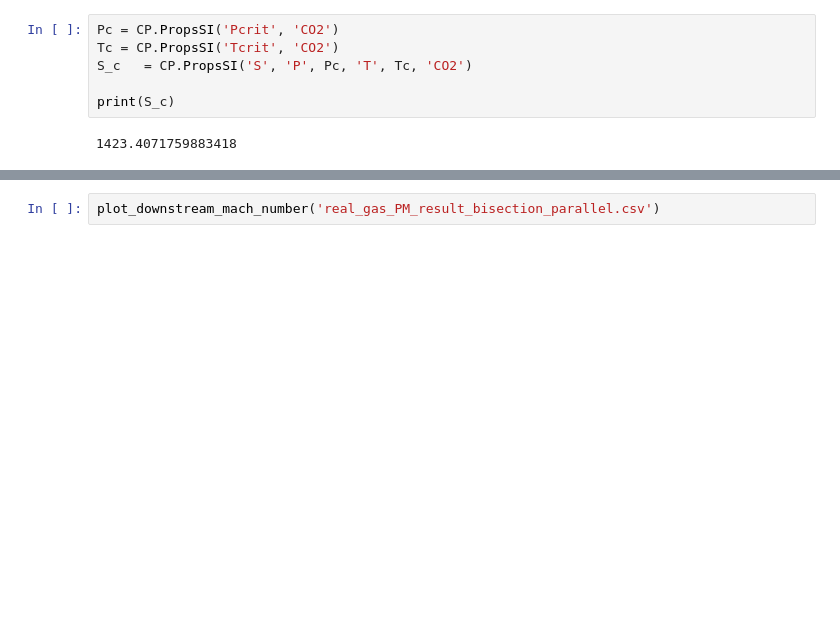
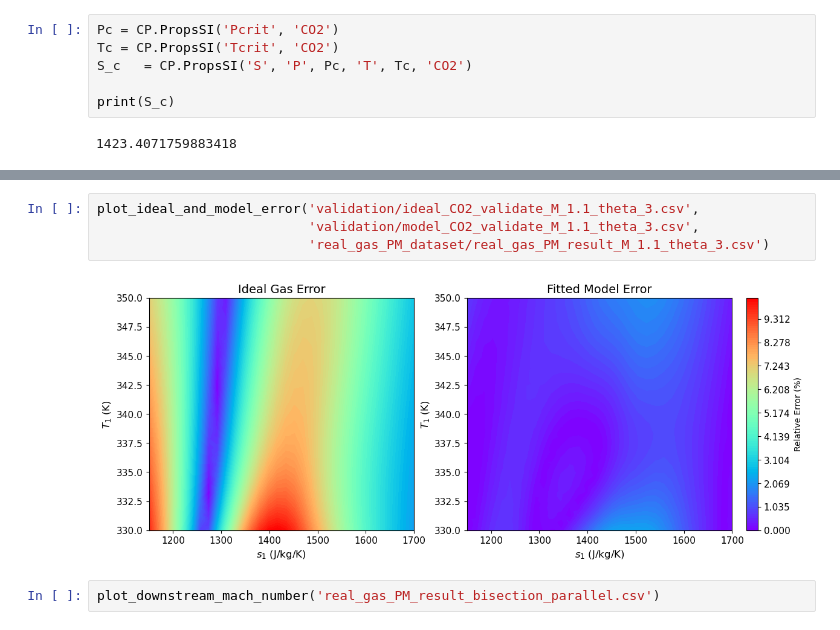
Before and after one commit to Yingfangeng/Real_gas_Prandtl_Meyer, a Jupyter notebook: visualisation.ipynb, the cells around one changed output, grey strips where cells are left out. Saved outputs shown, nothing was run; the diff lists cells and outputs as text; blank space fills up the shorter version.

```diff
--- a/visualisation.ipynb
+++ b/visualisation.ipynb
@@ -18,3 +27,9 @@ print(S_c)
+# %%
+plot_ideal_and_model_error('validation/ideal_CO2_validate_M_1.1_theta_3.csv',
+                           'validation/model_CO2_validate_M_1.1_theta_3.csv',
+                           'real_gas_PM_dataset/real_gas_PM_result_M_1.1_theta_3.csv')
+# %% [output]
+[figure, added]
 # %%
 plot_downstream_mach_number('real_gas_PM_result_bisection_parallel.csv')
 # %% [output]
```
Also changed, not shown: parts of 3 cells of this notebook, 7 other files.
